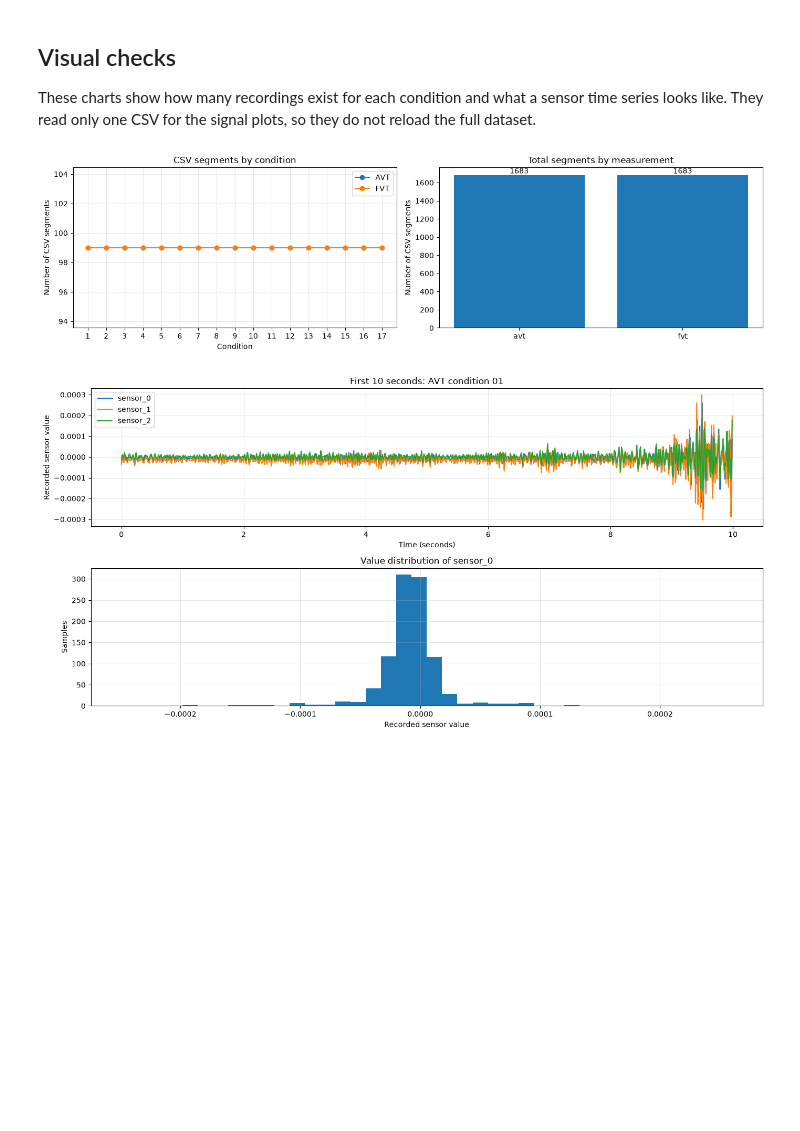
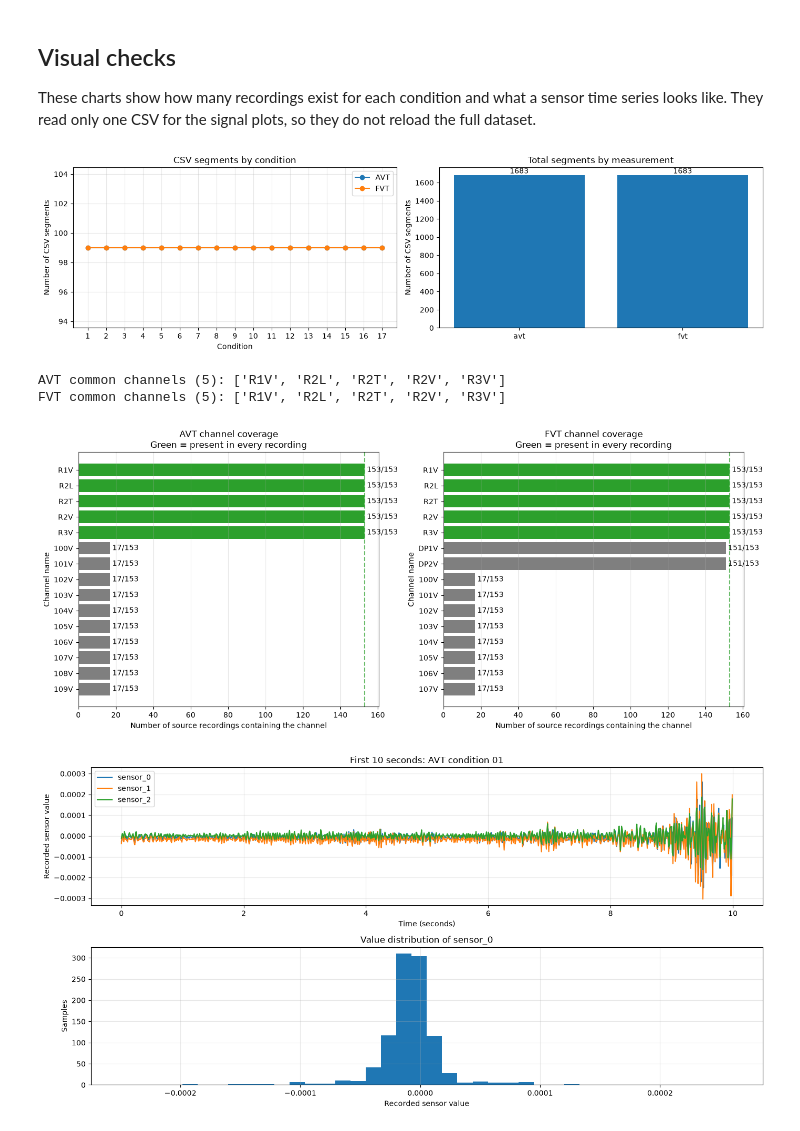
Before and after one commit to tranvanphuongdevdream-web/shm_ml, a Jupyter notebook: notebooks/PDT_cleaning.ipynb, the cells around one changed output. Drawn from its saved outputs; the diff is of its cells as text; code cells hidden in the pictures; blank space fills up the shorter version.

Commit message:
update chart for knowing common chanels

```diff
--- a/notebooks/PDT_cleaning.ipynb
+++ b/notebooks/PDT_cleaning.ipynb
@@ -153,31 +153,85 @@ axes[1].set_title("Total segments by measurement")
 axes[1].set_ylabel("Number of CSV segments")
 for i, value in enumerate([len(v) for v in MANIFESTS.values()]):
     axes[1].text(i, value, str(value), ha="center", va="bottom")
 plt.tight_layout()
 plt.show()
 
+# Count each channel once per source recording. A common channel is present in
+# every recording for the selected measurement type.
+fig, channel_axes = plt.subplots(
+    1,
+    len(MANIFESTS),
+    figsize=(7 * len(MANIFESTS), 6),
+    squeeze=False,
+)
+for axis, (measurement_name, records) in zip(channel_axes[0], MANIFESTS.items()):
+    channels_by_source = {}
+    for record in records:
+        channels_by_source.setdefault(record["source"], set()).update(record["channel_names"])
+
+    recording_count = len(channels_by_source)
+    coverage = Counter(
+        channel
+        for channel_names in channels_by_source.values()
+        for channel in channel_names
+    )
+    common = sorted(
+        channel for channel, count in coverage.items()
+        if count == recording_count
+    )
+
+    # Show every common channel plus the most frequent setup-specific channels.
+    ordered = sorted(coverage, key=lambda channel: (-coverage[channel], channel))
+    displayed = ordered[:max(15, len(common))]
+    counts = [coverage[channel] for channel in displayed]
+    colors = ["tab:green" if channel in common else "tab:gray" for channel in displayed]
+
+    axis.barh(displayed, counts, color=colors)
+    axis.invert_yaxis()
+    axis.axvline(recording_count, color="tab:green", linestyle="--", alpha=0.7)
+    axis.set_title(
+        f"{measurement_name.upper()} channel coverage\n"
+        "Green = present in every recording"
+    )
+    axis.set_xlabel("Number of source recordings containing the channel")
+    axis.set_ylabel("Channel name")
+    axis.grid(axis="x", alpha=0.3)
+    for index, count in enumerate(counts):
+        axis.text(count, index, f" {count}/{recording_count}", va="center")
+
+    print(
+        f"{measurement_name.upper()} common channels "
+        f"({len(common)}): {common}"
+    )
+
+plt.tight_layout()
+plt.show()
+
 measurement = "avt" if "avt" in RUNS else next(iter(RUNS))
 row = MANIFESTS[measurement][0]
 csv_path = RUNS[measurement] / Path(row["file"])
 values = np.loadtxt(csv_path, delimiter=",", skiprows=1, max_rows=1000, usecols=range(row["channels"] + 1))
 time = values[:, 0] / 100.0
 
 fig, axes = plt.subplots(2, 1, figsize=(14, 7))
 for sensor in range(min(3, row["channels"])):
     axes[0].plot(time, values[:, sensor + 1], label=f"sensor_{sensor}")
 condition_id = row["condition_id"]
 axes[0].set_title(f"First 10 seconds: {measurement.upper()} condition {condition_id:02d}")
 axes[0].set_xlabel("Time (seconds)")
 axes[0].set_ylabel("Recorded sensor value")
 axes[0].legend()
 axes[0].grid(alpha=0.3)
 axes[1].hist(values[:, 1], bins=40)
 axes[1].set_title("Value distribution of sensor_0")
 axes[1].set_xlabel("Recorded sensor value")
 axes[1].set_ylabel("Samples")
 axes[1].grid(alpha=0.3)
 plt.tight_layout()
 plt.show()
 # %% [output]
 [figure]
+AVT common channels (5): ['R1V', 'R2L', 'R2T', 'R2V', 'R3V']
+FVT common channels (5): ['R1V', 'R2L', 'R2T', 'R2V', 'R3V']
-[figure, old version]
+[figure, new version]
+[figure, added]
```
Also changed, not shown: 6 other files.
